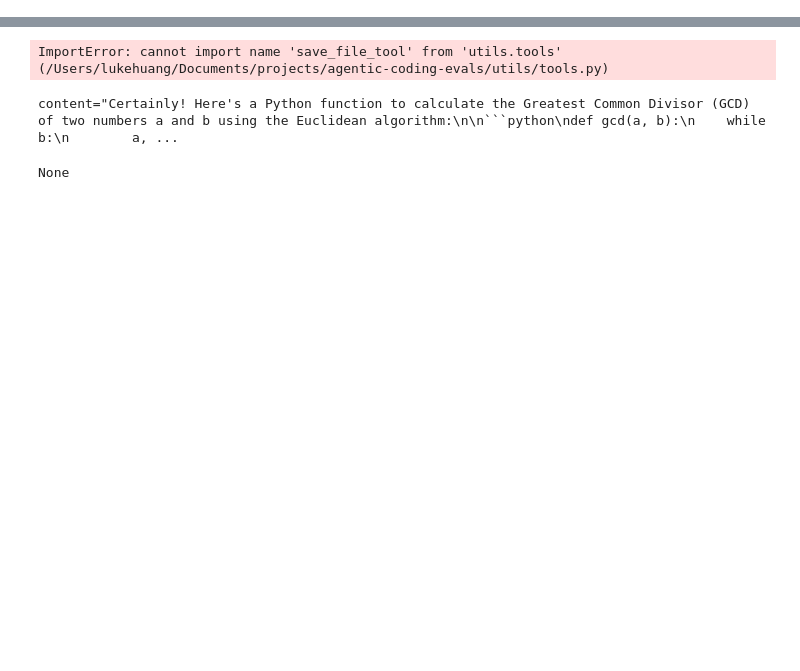
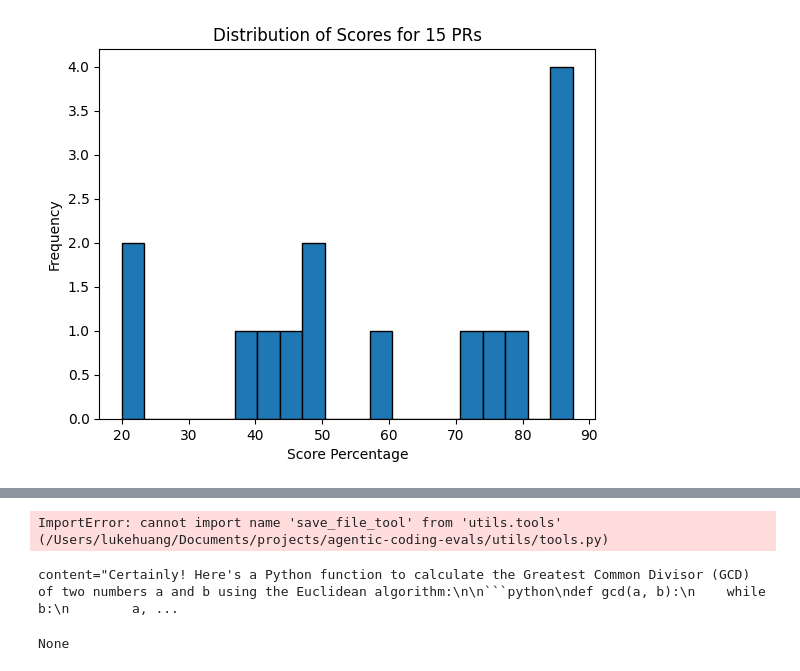
Before and after one commit to luk-huang/synthetic-evals, a Jupyter notebook: demo.ipynb, the cells around one changed output, grey strips where cells are left out. Saved outputs shown, nothing was run; the diff lists cells and outputs as text; code cells hidden in the pictures; blank space fills up the shorter version.

Commit message:
verifiable grading + benchmark generation

```diff
--- a/demo.ipynb
+++ b/demo.ipynb
@@ -18,3 +18,17 @@ load_dotenv()
 
 ANTHROPIC_API_KEY = os.getenv('ANTHROPIC_API_KEY')
 from typing import List
+# %%
+# Randomly Choose 3 merged prs from logs/calcom_cal.com_10pages_2025-05-27/merged_prs.jsonl to look at
+import random
+import json
+
+with open('logs/calcom_cal.com_10pages_2025-05-27/merged_prs.jsonl', 'r') as f:
+    prs = [json.loads(line) for line in f]
+
+# Randomly choose 3 merged prs
+pr_samples = random.sample(prs, 3)
+
+# Print the prs
+for pr in pr_samples:
+    print(pr)
@@ -20,0 +67,82 @@ from typing import List
+# %%
+#### Grading Before Answers Changed Pipeline
+
+from codebase_qna.async_executors.async_grader import display_markdown, dataframe_from_grades, GradedRubric
+
+with open('logs/calcom_cal.com_100pages_date2025-05-28/claude_code/claude_graded_rubrics.jsonl', 'r') as f:
+    rubrics = [json.loads(line) for line in f]
+
+with open('logs/calcom_cal.com_100pages_date2025-05-28/merged_prs.jsonl', 'r') as f:
+    prs = [json.loads(line) for line in f]
+    pr_dict = {pr['number']: pr for pr in prs}
+with open('logs/calcom_cal.com_100pages_date2025-05-28/qna.jsonl', 'r') as f:
+    qna = [json.loads(line) for line in f]
+    qna_dict = {qna['pr_number']: qna for qna in qna}
+with open('logs/calcom_cal.com_100pages_date2025-05-28/claude_code/claude_code_answers.jsonl', 'r') as f:
+    answers = [json.loads(line) for line in f]
+    answers_dict = {answer['pr_number']: answer for answer in answers}
+
+
+scores = []
+for rubric in rubrics:
+    if rubric['rubric']['title'] == "Failed to generate rubric":
+        print(f"PR {rubric['pr_number']} has a failed to generate rubric, skipping")
+        continue
+    if len(answers_dict[rubric['pr_number']]['answer']) < 50:
+        print(f"PR {rubric['pr_number']} has an answer that is too short, skipping")
+        print(answers_dict[rubric['pr_number']]['answer'])
+        continue
+    if isinstance(rubric['score_percent'], str) :
+        print(f"PR {rubric['pr_number']} has a failed to grade, skipping")
+        continue
+
+
+    print('Adding score:', rubric['score_percent'])
+    scores.append(rubric['score_percent'])
+
+
+import matplotlib.pyplot as plt
+
+plt.hist(scores, bins=20, edgecolor='black')
+plt.title(f'Distribution of Scores for {len(scores)} PRs')
+plt.xlabel('Score Percentage')
+plt.ylabel('Frequency')
+plt.show()
+
+print(sum(scores) / len(scores))
+
+import requests
+
+# Sort rubrics by score
+rubrics.sort(key=lambda x: x['score_percent'], reverse=True)
+
+
+
+for rubric in rubrics[1:2]:
+    pr_number = rubric['pr_number']
+    pr = pr_dict[pr_number]
+    qna = qna_dict[pr_number]
+    answer = answers_dict[pr_number]
+    # print 'body'   'changed_files'  diff based on 'diff_url'
+    # print 'question'
+    print('PR Body:')
+    print(pr['body'])
+    print('Changed Files:')
+    print(pr['changed_files'])
+    # get diff from 'diff_url'
+    print('Diff:')
+    print(pr['full_diff'])
+    print('Question:')
+    print(qna['question'])
+    print('Rubric:')
+    print(rubric['rubric'])
+    print('Agent Answer:')
+    print(answer['answer'])
+    print('Scored Rubric:')
+    display_markdown(dataframe_from_grades(GradedRubric.model_validate(rubric['graded_rubric'])))
+    print('Tools Used:')
+    print(answer['tool_calls'])
+    print('Score:')
+    print(rubric['score_percent'])
+    print('--------------------------------')
+# %% [output]
@@ -20,0 +164 @@ from typing import List
+[figure, added]
```
Also changed, not shown: parts of 6 cells of this notebook, 21 other files.
